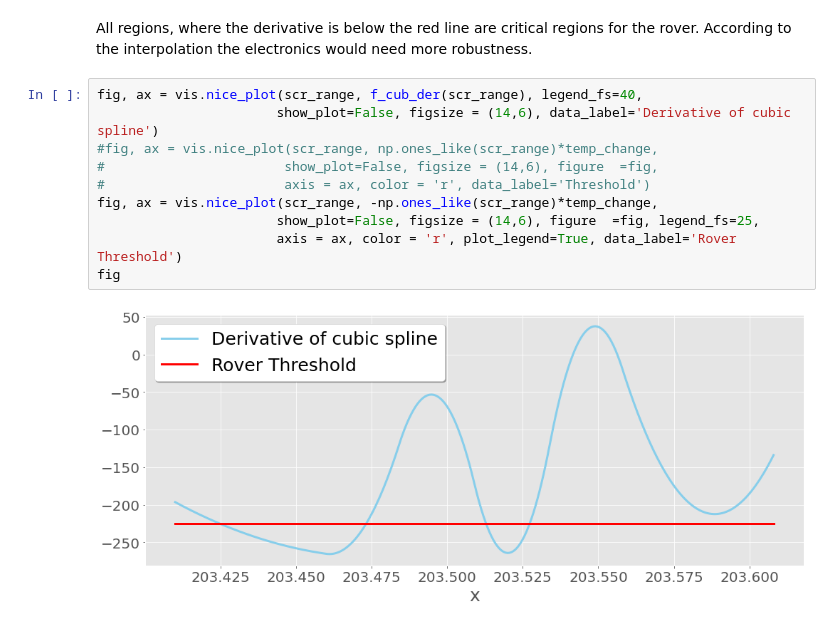
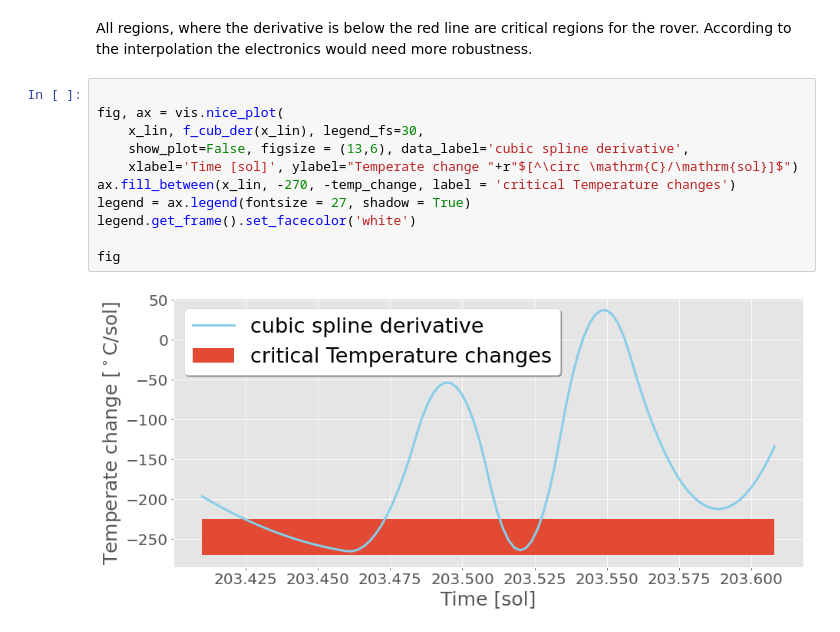
Before and after one commit to Kiril94/AMAS, a Jupyter notebook: Main_exam/AMAS_Exam_2021.ipynb, the cells around one changed output. Cells and saved outputs as stored; diff of their text form.

```diff
--- a/Main_exam/AMAS_Exam_2021.ipynb
+++ b/Main_exam/AMAS_Exam_2021.ipynb
@@ -607,15 +663,16 @@ temp_change
 224.99999999999997
 # %% [markdown]
 All regions, where the derivative is below the red line are critical regions for the rover. According to the interpolation the electronics would need more robustness.
-# %%
-fig, ax = vis.nice_plot(scr_range, f_cub_der(scr_range), legend_fs=40,
-                       show_plot=False, figsize = (14,6), data_label='Derivative of cubic spline')
-#fig, ax = vis.nice_plot(scr_range, np.ones_like(scr_range)*temp_change,
-#                       show_plot=False, figsize = (14,6), figure  =fig,
-#                       axis = ax, color = 'r', data_label='Threshold')
-fig, ax = vis.nice_plot(scr_range, -np.ones_like(scr_range)*temp_change,
-                       show_plot=False, figsize = (14,6), figure  =fig, legend_fs=25,
-                       axis = ax, color = 'r', plot_legend=True, data_label='Rover Threshold')
-fig
-# %% [output]
-[figure, removed]
+# %%
+
+fig, ax = vis.nice_plot(
+    x_lin, f_cub_der(x_lin), legend_fs=30,
+    show_plot=False, figsize = (13,6), data_label='cubic spline derivative',
+    xlabel='Time [sol]', ylabel="Temperate change "+r"$[^\circ \mathrm{C}/\mathrm{sol}]$")
+ax.fill_between(x_lin, -270, -temp_change, label = 'critical Temperature changes')
+legend = ax.legend(fontsize = 27, shadow = True)
+legend.get_frame().set_facecolor('white')
+
+fig
+# %% [output]
+[figure, added]
```
Also changed, not shown: parts of 15 cells of this notebook, 2 other files.
